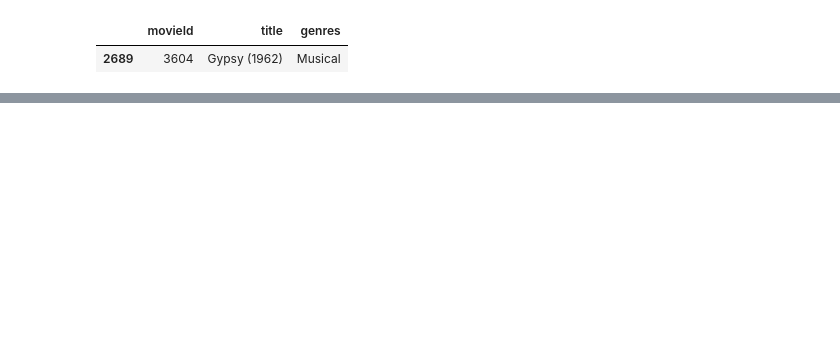
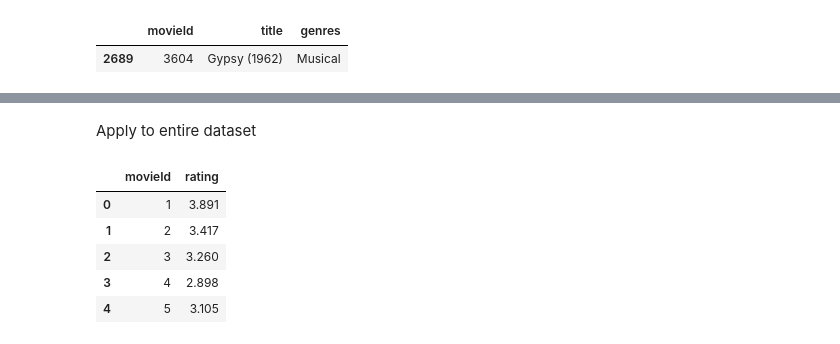
Before and after one commit to DSon24/Practice-recommender-project, a Jupyter notebook: Code/practice recommender.ipynb, the cells around one changed output, grey strips where cells are left out. Saved outputs shown, nothing was run; the diff lists cells and outputs as text; code cells hidden in the pictures; blank space fills up the shorter version.

```diff
--- a/Code/practice recommender.ipynb
+++ b/Code/practice recommender.ipynb
@@ -119,0 +169,12 @@ movies[movies['movieId']==lowest_rated]
+# %% [markdown]
+Apply to entire dataset
+# %%
+bayesian_avg_ratings = ratings.groupby("movieId")["rating"].agg(bayesian_avg).reset_index() #converts the DataFrame’s index into a regular column and restores a default integer index.
+bayesian_avg_ratings.head()
+# %% [output]
+|  | movieId | rating |
+| 0 | 1 | 3.891 |
+| 1 | 2 | 3.417 |
+| 2 | 3 | 3.260 |
+| 3 | 4 | 2.898 |
+| 4 | 5 | 3.105 |
```
Also changed, not shown: parts of 10 cells of this notebook.
